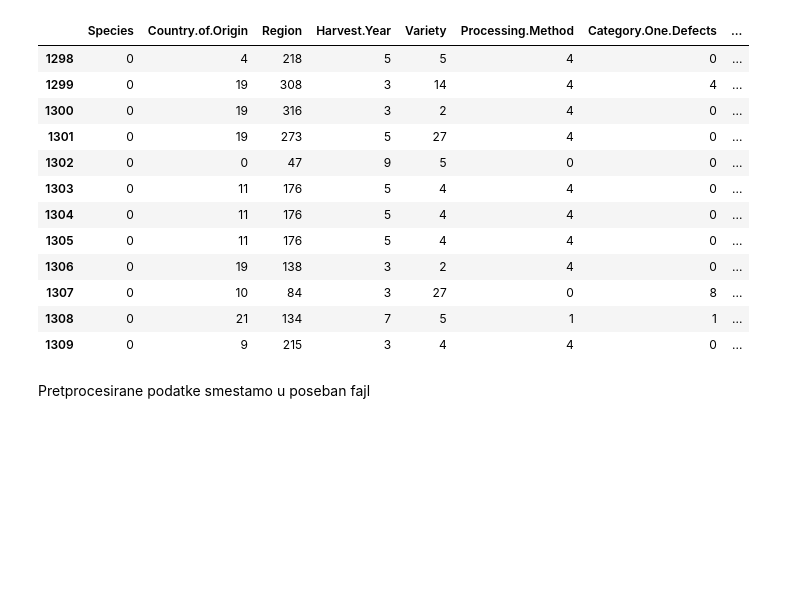
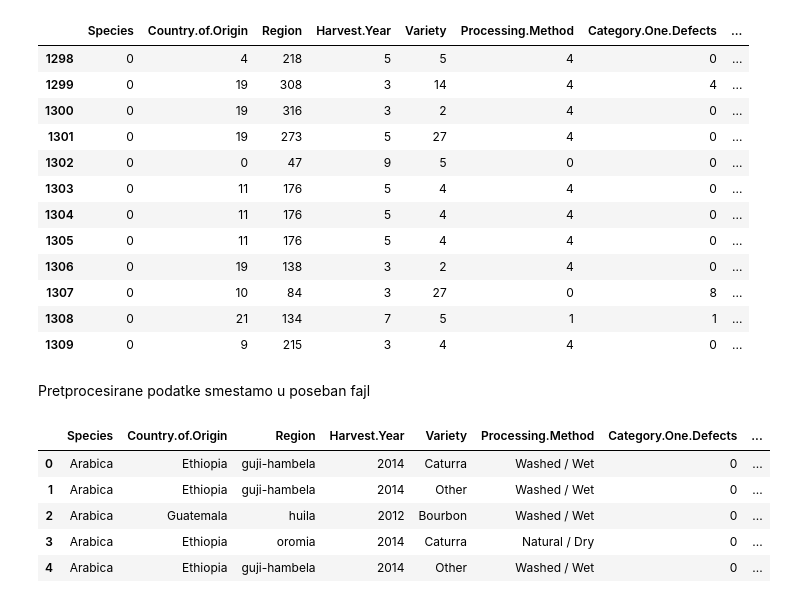
Before and after one commit to MATF-istrazivanje-podataka-1/2023_Data_Mining_Coffee_Quality_Dataset, a Jupyter notebook: Analiza_I_Pretprocesiranje.ipynb, the cells around one changed output. Saved outputs shown, nothing was run; the diff lists cells and outputs as text; code cells hidden in the pictures; blank space fills up the shorter version.

```diff
--- a/Analiza_I_Pretprocesiranje.ipynb
+++ b/Analiza_I_Pretprocesiranje.ipynb
@@ -422,3 +409,15 @@ coffee_subset.drop(labels=range(1298,1310),axis=0,inplace=True)
 Pretprocesirane podatke smestamo u poseban fajl
 # %%
 coffee_subset.to_csv('cleaned_data.csv')
+# %%
+for c in categorical:
+    coffee_subset[c]=d[c].inverse_transform(coffee_subset[c].astype(int))
+# %%
+coffee_subset.head()
+# %% [output]
+|  | Species | Country.of.Origin | Region | Harvest.Year | Variety | Processing.Method | Category.One.Defects | ... |
+| 0 | Arabica | Ethiopia | guji-hambela | 2014 | Caturra | Washed / Wet | 0 | ... |
+| 1 | Arabica | Ethiopia | guji-hambela | 2014 | Other | Washed / Wet | 0 | ... |
+| 2 | Arabica | Guatemala | huila | 2012 | Bourbon | Washed / Wet | 0 | ... |
+| 3 | Arabica | Ethiopia | oromia | 2014 | Caturra | Natural / Dry | 0 | ... |
+| 4 | Arabica | Ethiopia | guji-hambela | 2014 | Other | Washed / Wet | 0 | ... |
```
Also changed, not shown: parts of 5 cells of this notebook, 2 other files.
